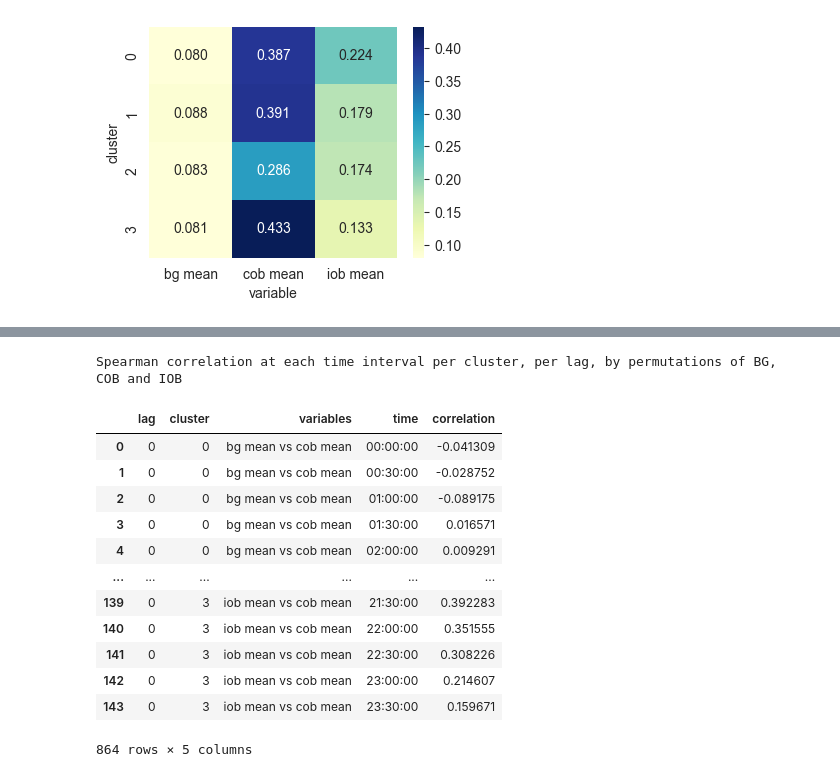
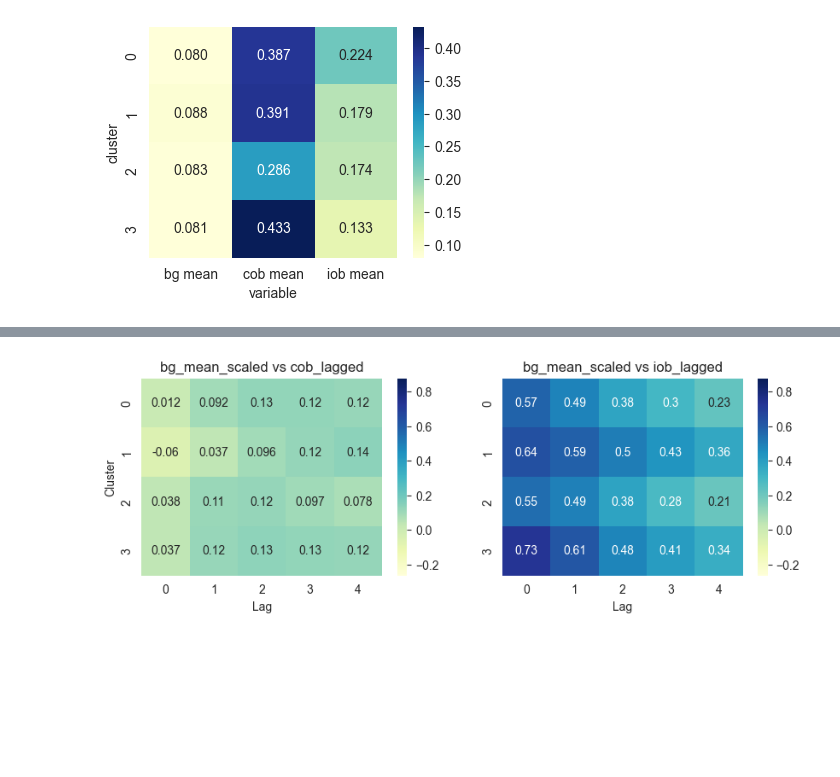
Before and after one commit to rdbrist/masters_project, a Jupyter notebook: notebooks/2.03b-rd-analysis-of-night-clusters.ipynb, the cells around one changed output, grey strips where cells are left out. Saved outputs shown, nothing was run; the diff lists cells and outputs as text; code cells hidden in the pictures; blank space fills up the shorter version.

Commit message:
Completion of Spearman Correlation analysis, starting to look at intervals out of range

```diff
--- a/notebooks/2.03b-rd-analysis-of-night-clusters.ipynb
+++ b/notebooks/2.03b-rd-analysis-of-night-clusters.ipynb
@@ -402,43 +427,21 @@ for c, group in df_ks_by_time.groupby('cluster'):
 [figure]
 [figure]
 [figure]
-# %%
-print('Spearman correlation at each time interval per cluster, per lag, by permutations of BG, COB and IOB')
-
-def spearman_correlation_by_time(df, col1, col2):
-    results = []
-    for cluster, group in df.reset_index().groupby('cluster'):
-        group['time'] = group['datetime'].dt.time
-        for time, time_group in group.groupby('time'):
-            correlation = time_group[col1].corr(time_group[col2], method='spearman')
-            results.append({'cluster': cluster, 'time': time, 'correlation': correlation})
-    return pd.DataFrame(results)
-
-df_spearman = pd.DataFrame(columns=['lag', 'cluster', 'variables', 'time', 'correlation'])
-df_spearman = df_spearman.astype({'lag': 'int', 'cluster': 'int', 'variables': 'str', 'time': 'str', 'correlation': 'float'})
-variables = ['bg mean', 'cob mean', 'iob mean']
-for v1 in variables:
-    for v2 in variables:
-        if v1 != v2:
-            df_spearman_temp = spearman_correlation_by_time(df_to_compare.rename(columns={'tsne_cluster_label': 'cluster'}), v1, v2)
-            df_spearman_temp['lag'] = 0
-            df_spearman_temp['variables'] = f'{v1} vs {v2}'
-            df_spearman = pd.concat([df_spearman, df_spearman_temp])
-# %% [output]
-Spearman correlation at each time interval per cluster, per lag, by permutations of BG, COB and IOB
-# %%
-df_spearman
-# %% [output]
-|  | lag | cluster | variables | time | correlation |
-| 0 | 0 | 0 | bg mean vs cob mean | 00:00:00 | -0.041309 |
-| 1 | 0 | 0 | bg mean vs cob mean | 00:30:00 | -0.028752 |
-| 2 | 0 | 0 | bg mean vs cob mean | 01:00:00 | -0.089175 |
-| 3 | 0 | 0 | bg mean vs cob mean | 01:30:00 | 0.016571 |
-| 4 | 0 | 0 | bg mean vs cob mean | 02:00:00 | 0.009291 |
-| ... | ... | ... | ... | ... | ... |
-| 139 | 0 | 3 | iob mean vs cob mean | 21:30:00 | 0.392283 |
-| 140 | 0 | 3 | iob mean vs cob mean | 22:00:00 | 0.351555 |
-| 141 | 0 | 3 | iob mean vs cob mean | 22:30:00 | 0.308226 |
-| 142 | 0 | 3 | iob mean vs cob mean | 23:00:00 | 0.214607 |
-| 143 | 0 | 3 | iob mean vs cob mean | 23:30:00 | 0.159671 |
-864 rows × 5 columns
+# %%
+df_spearman = rel.calculate_spearman_correlation()
+spearman_agg = df_spearman.groupby(['variables', 'lag', 'cluster']).agg({'correlation': 'mean'}).pivot_table(
+    index=['variables', 'cluster'], columns=['lag'], values='correlation').round(3).sort_index(axis=1, level=0)
+# %%
+vmin = df_spearman['correlation'].min()
+vmax = df_spearman['correlation'].max()
+fig, ax = plt.subplots(figsize=(10, 3), ncols=2)
+for i, (v, df) in enumerate(spearman_agg.groupby('variables')):
+    if v == 'cob_lagged vs iob_lagged':
+        continue
+    sns.heatmap(df.reset_index(drop=True), annot=True, cmap='YlGnBu', vmin=vmin, vmax=vmax, ax=ax[i])
+    ax[i].set_title(v)
+    ax[i].set_ylabel('Cluster' if i==0 else None)
+    ax[i].set_xlabel('Lag')
+plt.show()
+# %% [output]
+[figure, added]
```
Also changed, not shown: parts of 20 cells of this notebook, 3 other files.
